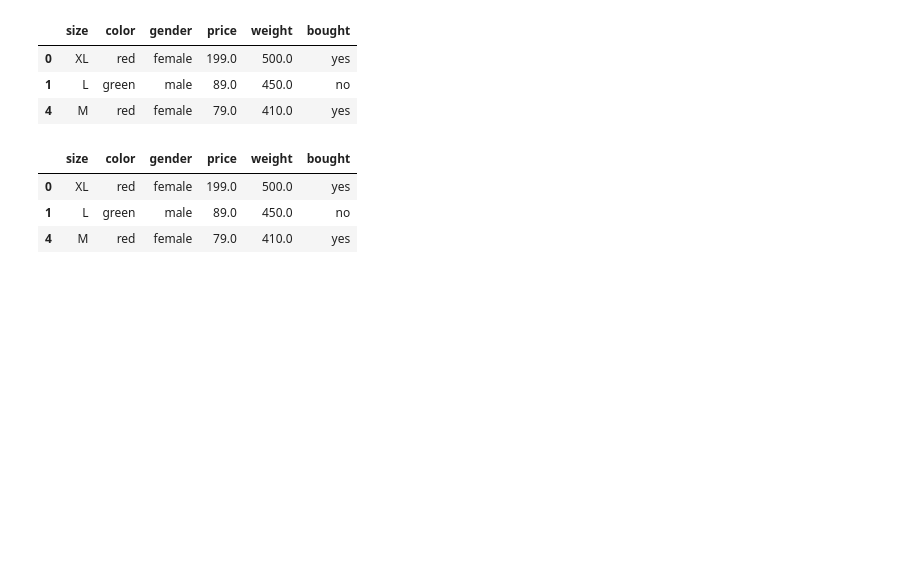
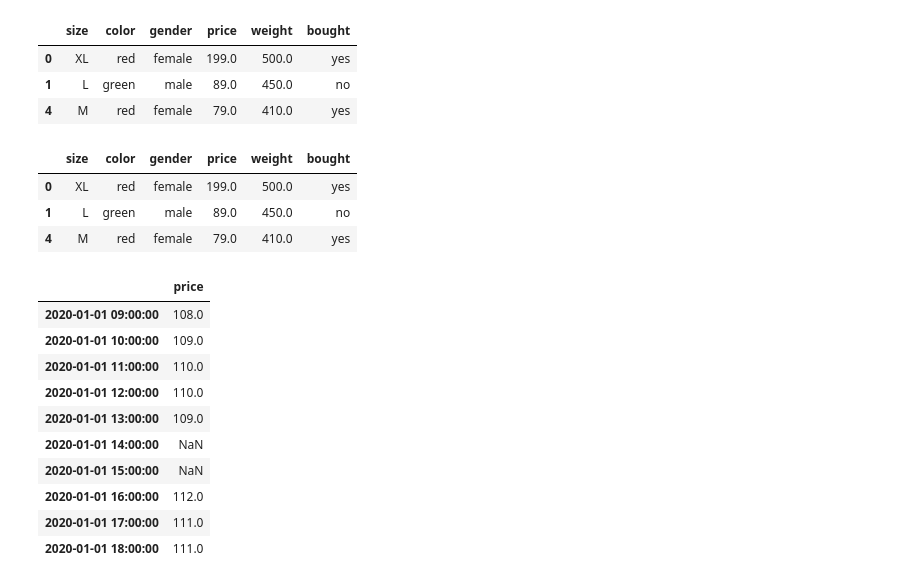
Before and after one commit to KatarzynaMariaElzbieta/machine-learning-bootcamp, a Jupyter notebook: obsluga_brakow_danych.ipynb, the cells around one changed output. Cells and saved outputs as stored; diff of their text form; code cells hidden in the pictures; blank space fills up the shorter version.

```diff
--- a/obsluga_brakow_danych.ipynb
+++ b/obsluga_brakow_danych.ipynb
@@ -321,3 +321,22 @@ df
 | 0 | XL | red | female | 199.0 | 500.0 | yes |
 | 1 | L | green | male | 89.0 | 450.0 | no |
 | 4 | M | red | female | 79.0 | 410.0 | yes |
+# %%
+data = {'price': [108, 109, 110, 110, 109, np.nan, np.nan, 112, 111, 111]}
+
+date_range = pd.date_range(start='01-01-2020 09:00', end='01-01-2020 18:00', periods=10)
+
+df = pd.DataFrame(data=data, index=date_range)
+df
+# %% [output]
+|  | price |
+| 2020-01-01 09:00:00 | 108.0 |
+| 2020-01-01 10:00:00 | 109.0 |
+| 2020-01-01 11:00:00 | 110.0 |
+| 2020-01-01 12:00:00 | 110.0 |
+| 2020-01-01 13:00:00 | 109.0 |
+| 2020-01-01 14:00:00 | NaN |
+| 2020-01-01 15:00:00 | NaN |
+| 2020-01-01 16:00:00 | 112.0 |
+| 2020-01-01 17:00:00 | 111.0 |
+| 2020-01-01 18:00:00 | 111.0 |
```
Also changed, not shown: parts of 8 cells of this notebook.
